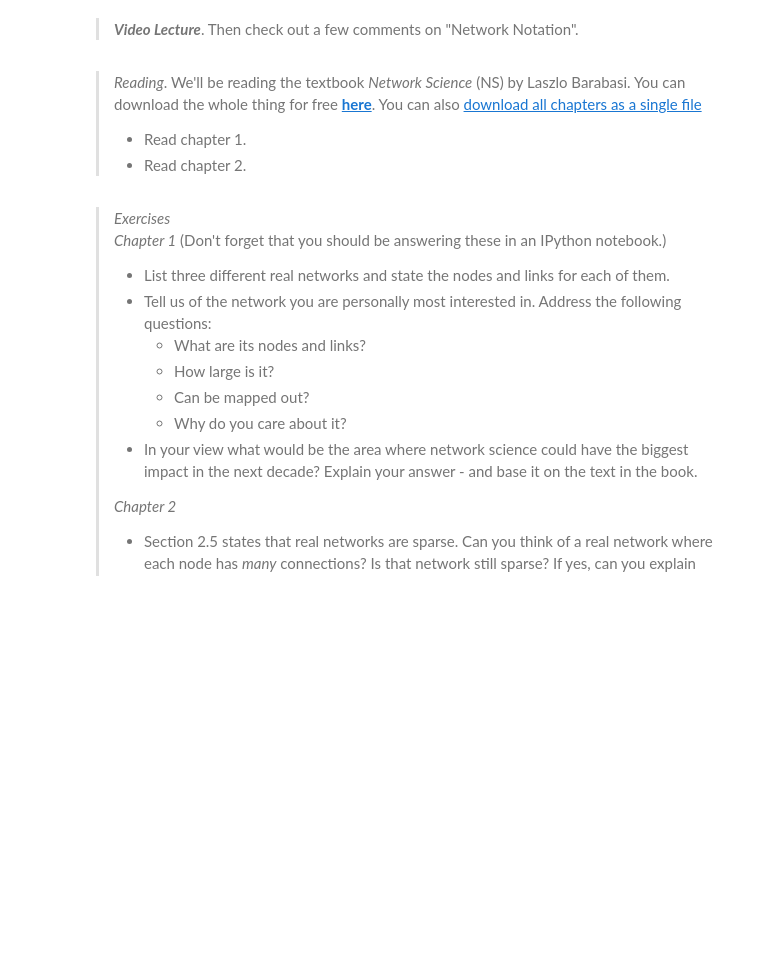
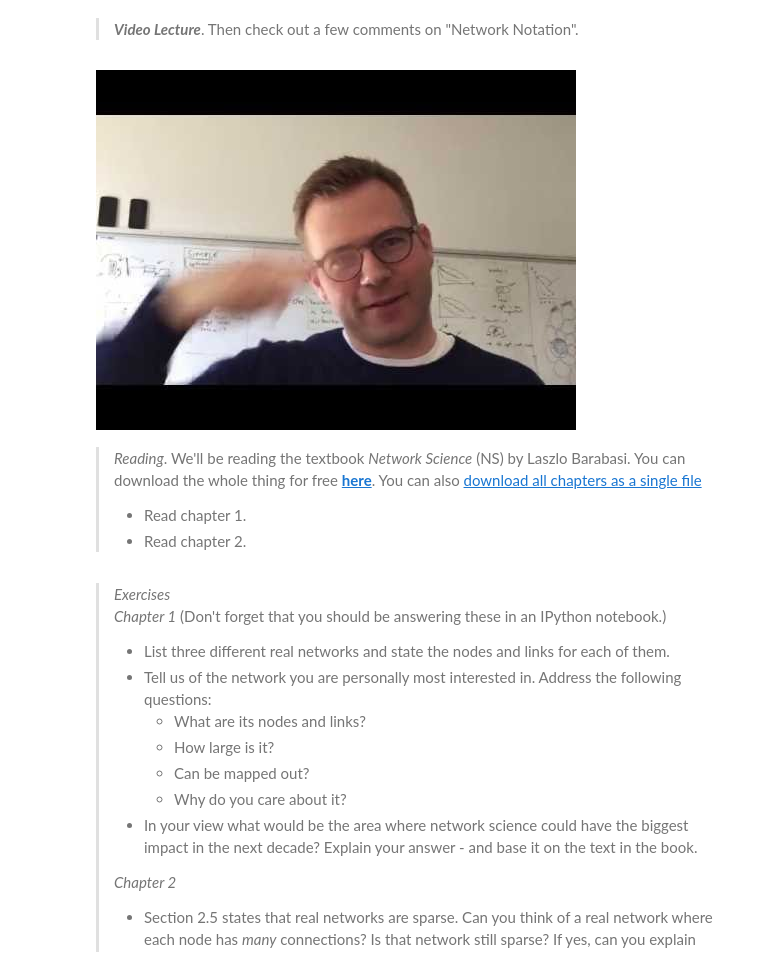
Before and after one commit to suneman/socialgraphs2016, a Jupyter notebook: lectures/Week2.ipynb, the cells around one changed output. Cells and saved outputs as stored; diff of their text form; code cells hidden in the pictures; blank space fills up the shorter version.

```diff
--- a/lectures/Week2.ipynb
+++ b/lectures/Week2.ipynb
@@ -19,7 +21,9 @@ YouTubeVideo("yC754EgHpck",width=600, height=337.5)
 # %% [markdown]
 > **_Video Lecture_**. Then check out a few comments on "Network Notation".
 # %%
-YouTubeVideo("yC754EgHpck",width=600, height=337.5)
+YouTubeVideo("MMziC5xktHs",width=800, height=450)
+# %% [output]
+[figure, added]
 # %% [markdown]
 > _Reading_. We'll be reading the textbook _Network Science_ (NS) by Laszlo Barabasi. You can download the whole
 > thing for free [**here**](http://barabasi.com/networksciencebook/). You can also [download all chapters as a single file](https://www.dropbox.com/s/j1jy86lznz6sz1e/book.pdf?dl=0)
```
Also changed, not shown: parts of 3 cells of this notebook.
